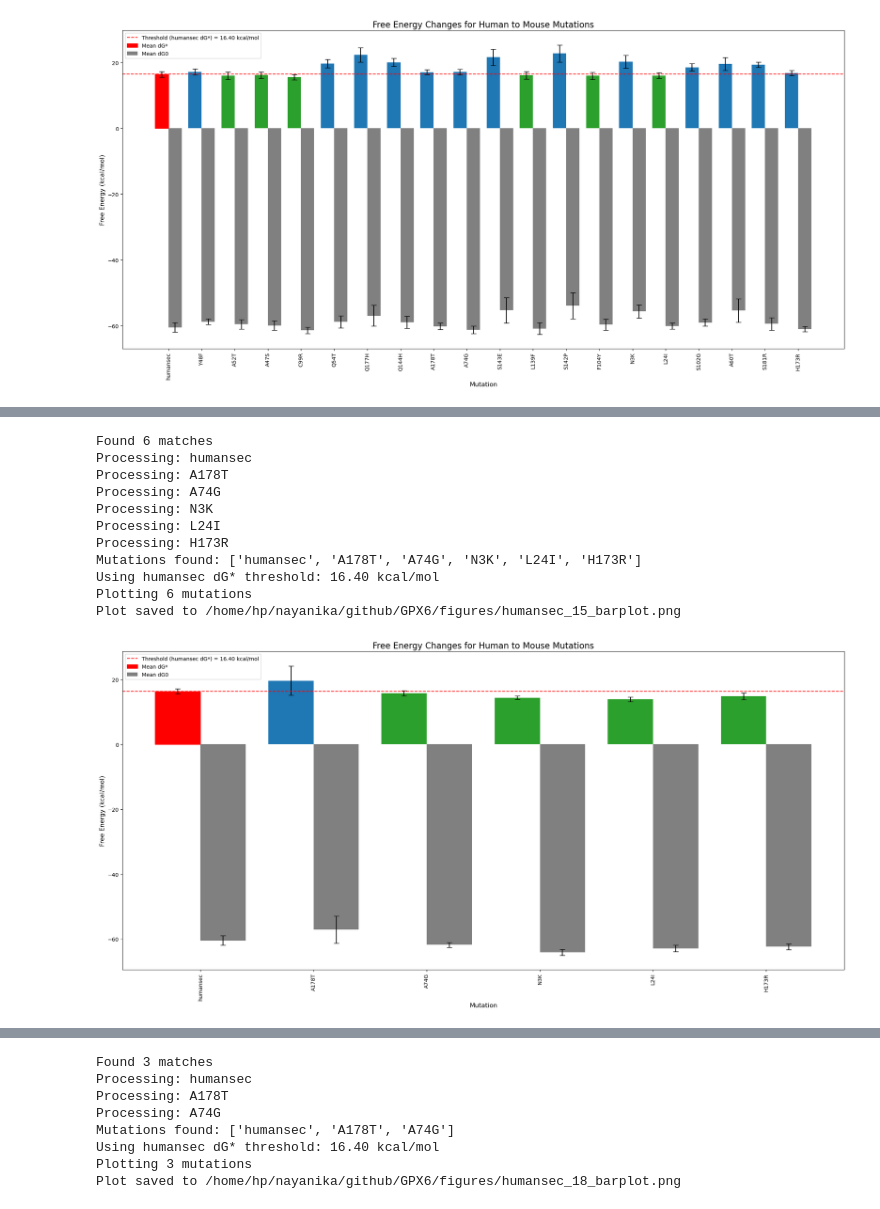
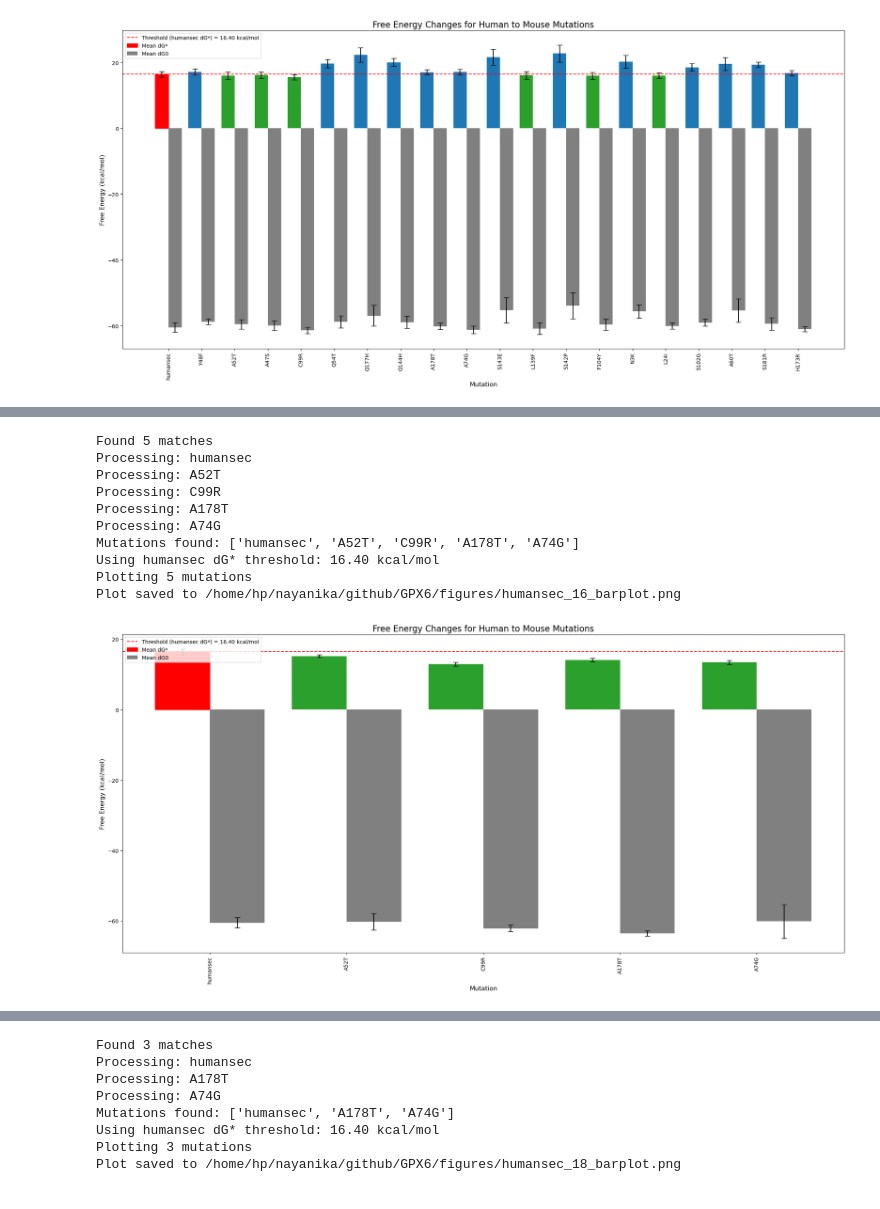
Before and after one commit to ND7996/GPX6, a Jupyter notebook: analysis/free_energy/barplot_energy_human.ipynb, the cells around one changed output, grey strips where cells are left out. Drawn from its saved outputs; the diff is of its cells as text; code cells hidden in the pictures.

```diff
--- a/analysis/free_energy/barplot_energy_human.ipynb
+++ b/analysis/free_energy/barplot_energy_human.ipynb
@@ -2237,13 +2402,13 @@ Mutation & Mean dG* & Mean dG0 \\
 \hline
 humansec & 16.40 $\pm$ 0.83 kcal/mol & -60.52 $\pm$ 1.46 kcal/mol \\
 \hline
-A178T  & 19.69 $\pm$ 4.54 kcal/mol & -57.15 $\pm$ 4.19 kcal/mol \\
+A52T   & 15.16 $\pm$ 0.37 kcal/mol & -60.28 $\pm$ 2.35 kcal/mol \\
 \hline
-A74G   & 15.80 $\pm$ 0.82 kcal/mol & -61.87 $\pm$ 0.78 kcal/mol \\
+C99R    & 12.92 $\pm$ 0.55 kcal/mol & -62.15 $\pm$ 0.91 kcal/mol \\
 \hline
-N3K    & 14.41 $\pm$ 0.55 kcal/mol & -64.15 $\pm$ 0.91 kcal/mol \\
+A178T  & 14.12 $\pm$ 0.46 kcal/mol & -63.54 $\pm$ 0.76 kcal/mol \\
 \hline
-H173R  & 14.82 $\pm$ 1.06 kcal/mol & -62.42 $\pm$ 0.87 kcal/mol \\
+A74G   & 13.38 $\pm$ 0.58 kcal/mol & -60.17 $\pm$ 4.78 kcal/mol \\
 \hline
 \end{tabular}
 \caption{Combined Free Energy Changes}
@@ -2325,42 +2490,41 @@ bars2 = ax.bar(x + bar_width/2, dg0_values, yerr=dg0_errors, capsize=5,
 # Highlight humansec in red
 if humansec_index is not None:
     bars1[humansec_index].set_color('red')
 
 # Annotate humansec threshold
 ax.axhline(humansec_dg_star, color='red', linestyle='--',
            label=f'Threshold (humansec dG*) = {humansec_dg_star:.2f} kcal/mol')
 
 # Formatting
 ax.set_xticks(x)
 ax.set_xticklabels(mutations, rotation=90, ha="center", fontsize=10)
 ax.set_xlabel("Mutation", fontsize=12)
 ax.set_ylabel("Free Energy (kcal/mol)", fontsize=12)
 ax.set_title("Free Energy Changes for Human to Mouse Mutations", fontsize=16)
 ax.legend(loc='upper left', fontsize=10, frameon=True)
 
 # Print confirmation of number of mutations
 print(f"Plotting {len(mutations)} mutations")
 
-output_path = "/home/hp/nayanika/github/GPX6/figures/humansec_15_barplot.png"
+output_path = "/home/hp/nayanika/github/GPX6/figures/humansec_16_barplot.png"
 plt.savefig(output_path, dpi=300, bbox_inches='tight')
 print(f"Plot saved to {output_path}")
 
 # Adjust layout
 plt.tight_layout()
 plt.show()
 # %% [output]
-Found 6 matches
+Found 5 matches
 Processing: humansec
+Processing: A52T
+Processing: C99R
 Processing: A178T
 Processing: A74G
-Processing: N3K
-Processing: L24I
-Processing: H173R
-Mutations found: ['humansec', 'A178T', 'A74G', 'N3K', 'L24I', 'H173R']
+Mutations found: ['humansec', 'A52T', 'C99R', 'A178T', 'A74G']
 Using humansec dG* threshold: 16.40 kcal/mol
-Plotting 6 mutations
-Plot saved to /home/hp/nayanika/github/GPX6/figures/humansec_15_barplot.png
+Plotting 5 mutations
+Plot saved to /home/hp/nayanika/github/GPX6/figures/humansec_16_barplot.png
-[figure, old version]
+[figure, new version]
 # %%
 import re
 import numpy as np
```
Also changed, not shown: parts of 17 cells of this notebook, 42 other files.
